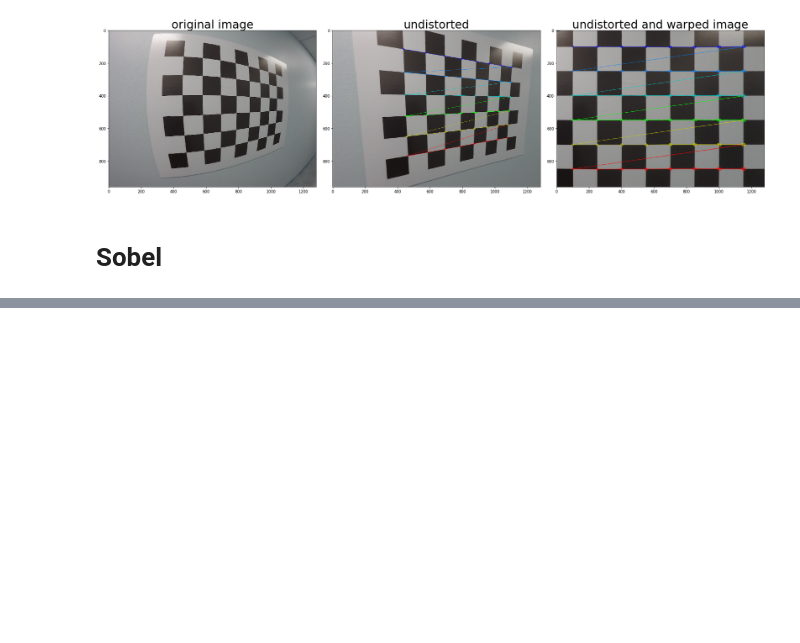
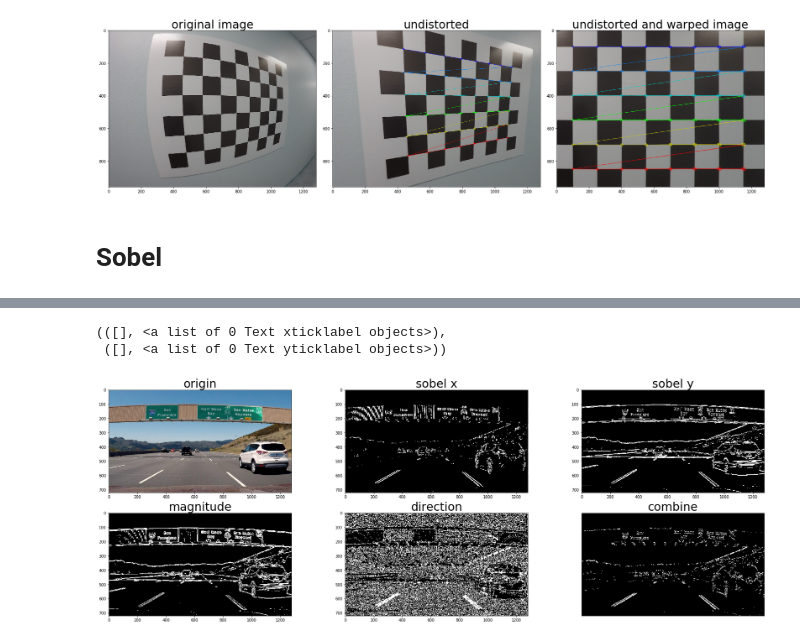
Before and after one commit to liferlisiqi/Advanced-Lane-Finding, a Jupyter notebook: Advanced-lane-lines.ipynb, the cells around one changed output, grey strips where cells are left out. Drawn from its saved outputs; the diff is of its cells as text; code cells hidden in the pictures; blank space fills up the shorter version.

```diff
--- a/Advanced-lane-lines.ipynb
+++ b/Advanced-lane-lines.ipynb
@@ -93,0 +180,25 @@ plt.subplots_adjust(left=0, right=1, top=0.9, bottom=0.)
+# %%
+img = cv2.imread("signs_vehicles_xygrad.jpg")
+img = cv2.cvtColor(img, cv2.COLOR_BGR2RGB)
+
+sx_binary = abs_sobel_thresh(img, orient='x', sobel_kernel=9, thresh_min=30, thresh_max=100)
+sy_binary = abs_sobel_thresh(img, orient='y', sobel_kernel=9, thresh_min=30, thresh_max=100)
+mag_binary = mag_thresh(img, sobel_kernel=9, thresh_min=30, thresh_max=100)
+dir_binary = dir_thresh(img, sobel_kernel=15, thresh_min=0.7, thresh_max=1.3)
+combined = np.zeros_like(dir_binary)
+# threshold of x,y or magnitude and direction
+combined[((sx_binary == 1) & (sy_binary == 1)) | ((mag_binary == 1) & (dir_binary == 1))] = 1
+
+f, axs = plt.subplots(2, 3, figsize=(24, 9))
+# f.tight_layout()
+axs[0, 0].imshow(img), axs[0, 0].set_title('origin', fontsize=30)
+axs[0, 1].imshow(sx_binary, cmap='gray') ,axs[0, 1].set_title('sobel x', fontsize=30)
+axs[0, 2].imshow(sy_binary, cmap='gray'), axs[0, 2].set_title('sobel y', fontsize=30)
+axs[1, 0].imshow(mag_binary, cmap='gray'), axs[1, 0].set_title('magnitude', fontsize=30)
+axs[1, 1].imshow(dir_binary, cmap='gray'), axs[1, 1].set_title('direction', fontsize=30)
+axs[1, 2].imshow(combined, cmap='gray'), axs[1, 2].set_title('combine', fontsize=30)
+plt.subplots_adjust(left=0, right=1, top=0.9, bottom=0.0)
+# %% [output]
+(([], <a list of 0 Text xticklabel objects>),
+ ([], <a list of 0 Text yticklabel objects>))
+[figure, added]
```
Also changed, not shown: parts of 5 cells of this notebook, 1 other file.
